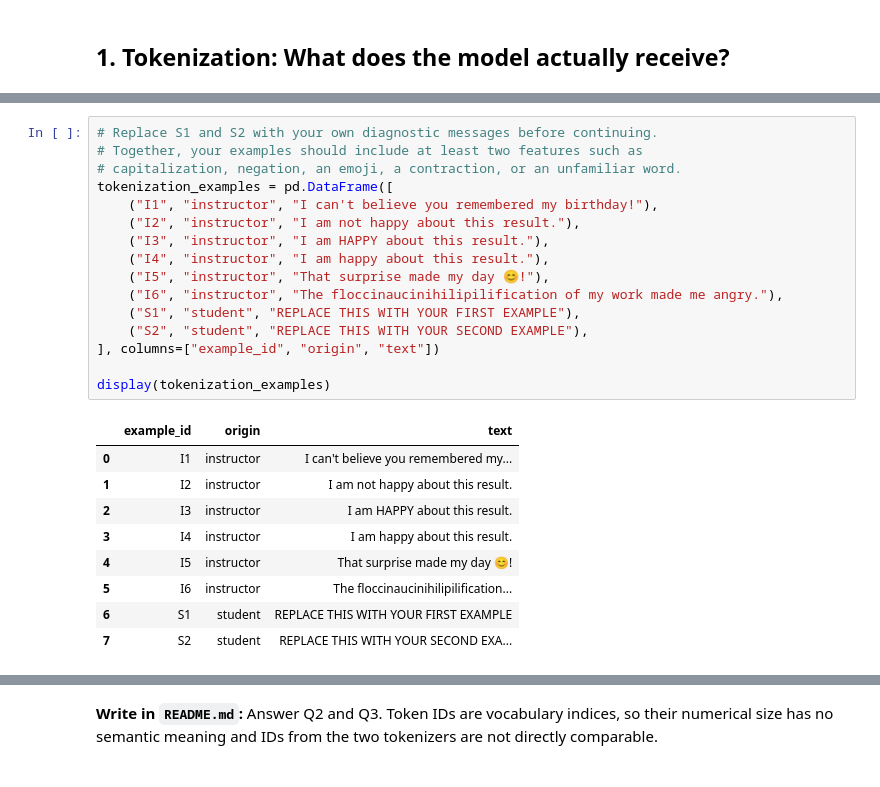
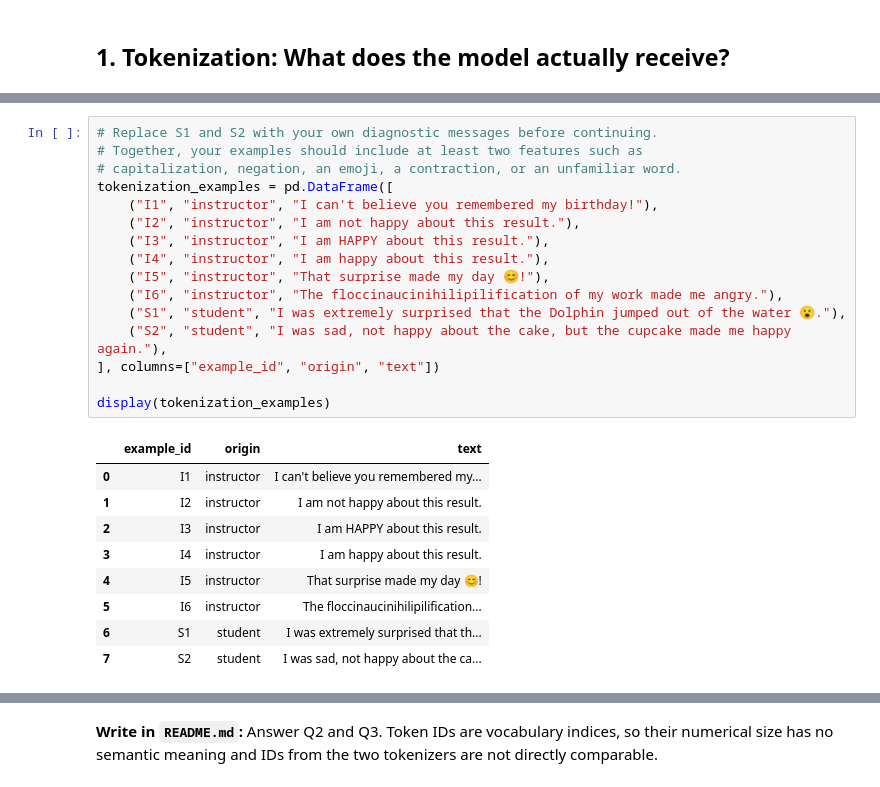
Before and after one commit to a-0056/DSA-495, a Jupyter notebook: MaLab1.ipynb, the cells around one changed output, grey strips where cells are left out. Cells and saved outputs as stored; diff of their text form.

```diff
--- a/MaLab1.ipynb
+++ b/MaLab1.ipynb
@@ -166,29 +156,29 @@ Please note that authentication is recommended but still optional to access publ
 # %%
 # Replace S1 and S2 with your own diagnostic messages before continuing.
 # Together, your examples should include at least two features such as
 # capitalization, negation, an emoji, a contraction, or an unfamiliar word.
 tokenization_examples = pd.DataFrame([
     ("I1", "instructor", "I can't believe you remembered my birthday!"),
     ("I2", "instructor", "I am not happy about this result."),
     ("I3", "instructor", "I am HAPPY about this result."),
     ("I4", "instructor", "I am happy about this result."),
     ("I5", "instructor", "That surprise made my day 😊!"),
     ("I6", "instructor", "The floccinaucinihilipilification of my work made me angry."),
-    ("S1", "student", "REPLACE THIS WITH YOUR FIRST EXAMPLE"),
-    ("S2", "student", "REPLACE THIS WITH YOUR SECOND EXAMPLE"),
+    ("S1", "student", "I was extremely surprised that the Dolphin jumped out of the water 😮."),
+    ("S2", "student", "I was sad, not happy about the cake, but the cupcake made me happy again."),
 ], columns=["example_id", "origin", "text"])
 
 display(tokenization_examples)
 # %% [output]
 |  | example_id | origin | text |
 | 0 | I1 | instructor | I can't believe you remembered my... |
 | 1 | I2 | instructor | I am not happy about this result. |
 | 2 | I3 | instructor | I am HAPPY about this result. |
 | 3 | I4 | instructor | I am happy about this result. |
 | 4 | I5 | instructor | That surprise made my day 😊! |
 | 5 | I6 | instructor | The floccinaucinihilipilification... |
-| 6 | S1 | student | REPLACE THIS WITH YOUR FIRST EXAMPLE |
-| 7 | S2 | student | REPLACE THIS WITH YOUR SECOND EXA... |
+| 6 | S1 | student | I was extremely surprised that th... |
+| 7 | S2 | student | I was sad, not happy about the ca... |
 # %%
 # STUDENT CODE BLOCK 1: build the token table (about 8–10 lines).
 # The required output columns and validation checks are supplied.
```
Also changed, not shown: parts of 13 cells of this notebook.
